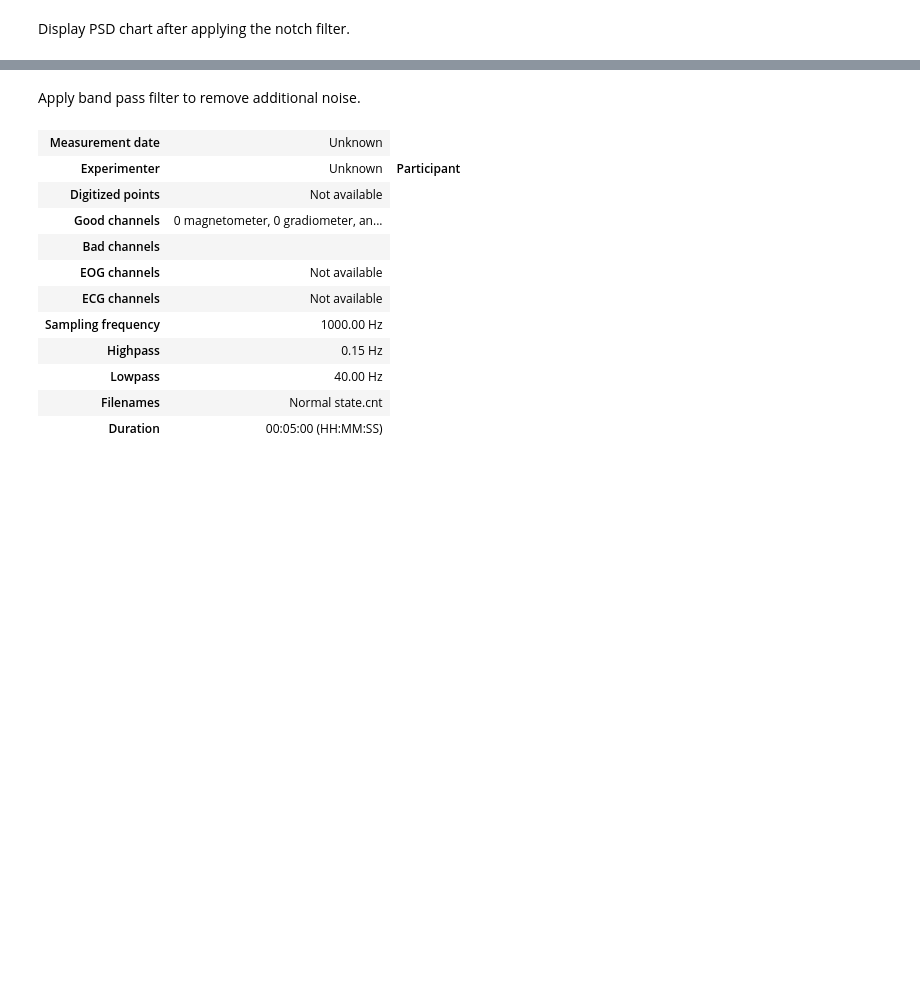
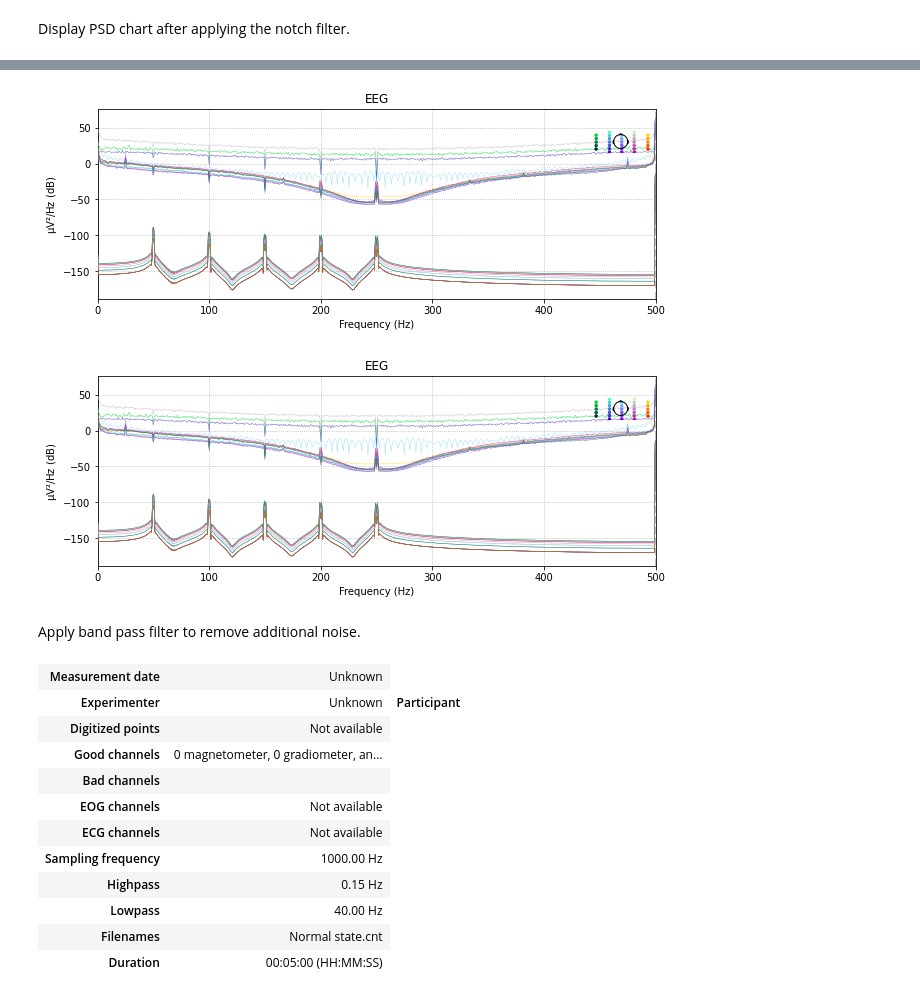
Before and after one commit to sskender/introduction-to-data-science, a Jupyter notebook: research.ipynb, the cells around one changed output, grey strips where cells are left out. Saved outputs shown, nothing was run; the diff lists cells and outputs as text; code cells hidden in the pictures; blank space fills up the shorter version.

```diff
--- a/research.ipynb
+++ b/research.ipynb
@@ -111,3 +183,8 @@ raw_normal.plot_psd()
+# %%
+raw_fatigue.plot_psd()
+# %% [output]
+[figure, added]
+[figure, added]
 # %% [markdown]
 Apply band pass filter to remove additional noise.
 # %%
```
Also changed, not shown: parts of 38 cells of this notebook.
